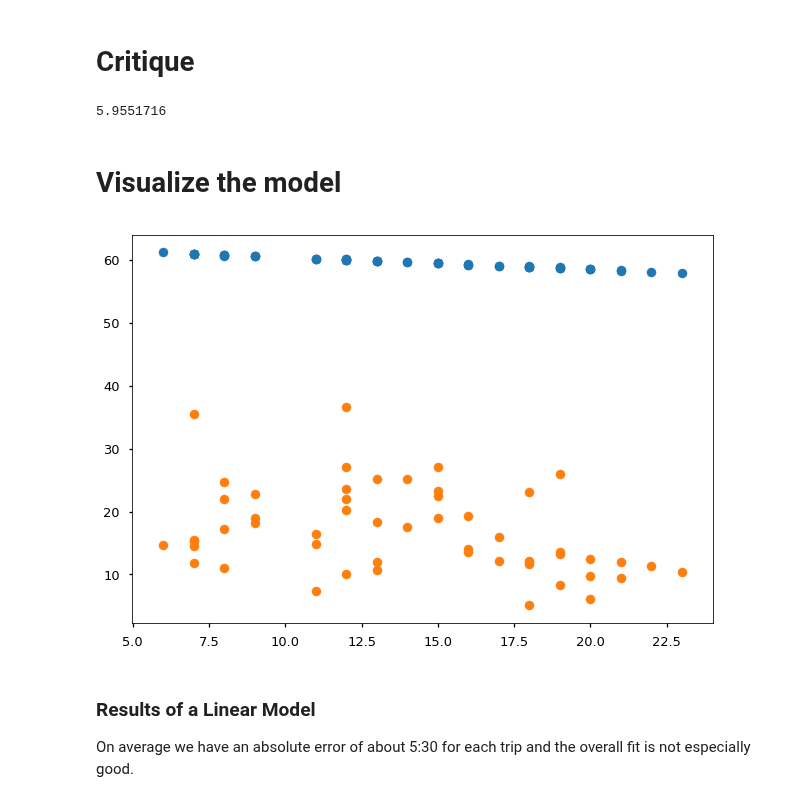
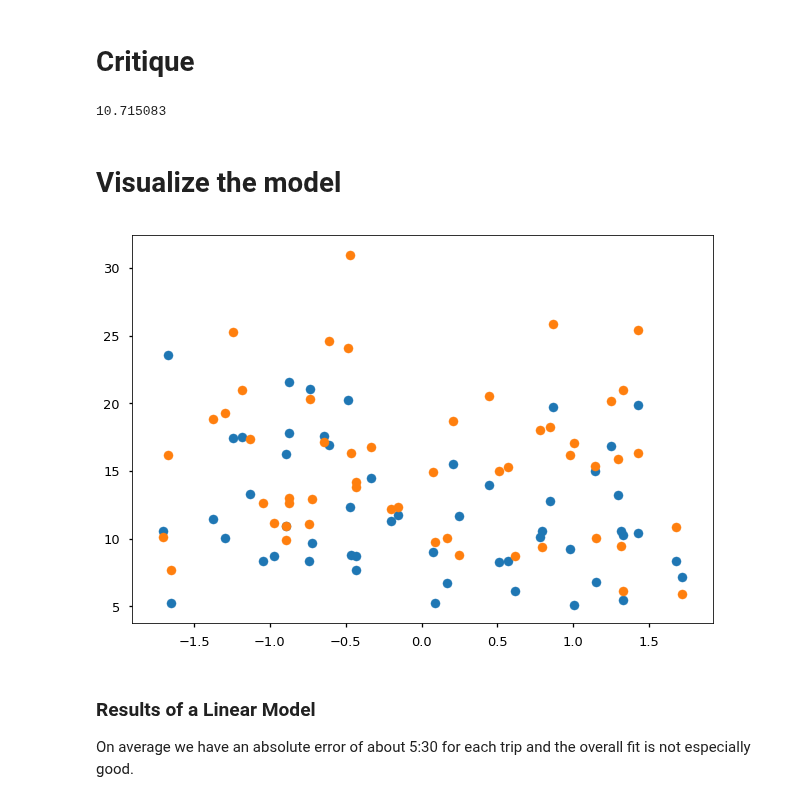
Before and after one commit to colby-j-wise/Probabilistic_Programming, a Jupyter notebook: FinalProject.ipynb, the cells around one changed output. Cells and saved outputs as stored; diff of their text form; code cells hidden in the pictures.

```diff
--- a/FinalProject.ipynb
+++ b/FinalProject.ipynb
@@ -51,13 +51,13 @@ plt.show()
 # %%
 test_indices = np.random.choice(weekdays.shape[0], size=int(weekdays.shape[0] * 0.1), replace=False)
 
-indicator_cols = ["pickup_latitude", "pickup_longitude", "dropoff_latitude", "dropoff_longitude", "manhattan_distance", "pickup_hour"]
+indicator_cols = ["pickup_latitude", "pickup_longitude", "dropoff_latitude", "dropoff_longitude", "manhattan_distance", "pickup_hour", "pickup_timestamp"]
 
-# polynomial basis function of deg = 3
-x_test = basis_functions.polynomial(weekdays.iloc[test_indices][indicator_cols], degree=2)
+# polynomial basis function
+x_test = data.standardize_cols(basis_functions.polynomial(weekdays.iloc[test_indices][indicator_cols], degree=2))
 y_test = weekdays.iloc[test_indices]["trip_duration"]
 
-x_train = basis_functions.polynomial(weekdays.drop(test_indices)[indicator_cols], degree=2)
+x_train = data.standardize_cols(basis_functions.polynomial(weekdays.drop(test_indices)[indicator_cols], degree=2))
 y_train = weekdays.drop(test_indices)["trip_duration"]
 
 y_train_min = y_train / 60
@@ -65,7 +65,7 @@ y_test_min = y_test / 60
 
 N, D = x_train.shape
 X = tf.placeholder(tf.float32, [None, D])
-w = ed.models.Normal(loc=w_mu, scale=tf.ones(D))
+w = ed.models.Normal(loc=tf.zeros(D), scale=tf.ones(D))
 b = ed.models.Normal(loc=[0.0], scale=1.0)
 alpha = ed.models.Normal(loc=[0.0], scale=1.0)
 Y = ed.models.Normal(loc=ed.dot(X, w) + b, scale=alpha)
@@ -82,5 +82,5 @@ qb = ed.models.NormalWithSoftplusScale(loc=tf.Variable(tf.random_normal([1])),
                                        scale=tf.Variable(tf.random_normal([1])))
 
 inference = ed.KLqp({w: qw, b: qb, alpha: qalpha}, data={X: x_train.as_matrix(), Y: y_train_min.as_matrix()})
-inference.run(n_iter=10000)
+inference.run(n_iter=1000)
 # %% [output]
@@ -93,4 +93,4 @@ y_post = Normal(loc=ed.dot(X, qw) + qb, scale=qalpha)
 ed.evaluate("mean_absolute_error", data={X: x_test.as_matrix(),
                                          y_post: y_test_min.as_matrix()})
 # %% [output]
-5.9551716
+10.715083
@@ -102,13 +102,13 @@ ed.ppc()
 # %%
 w = qw.sample(1).eval()
 b = qb.sample(1).eval()
 alpha = qalpha.sample(1).eval()
 y_pred = np.dot(x_test.as_matrix(), w.T) + alpha
-plt.scatter(x_test["pickup_hour"], y_pred)
-plt.scatter(x_test["pickup_hour"], y_test_min)
+plt.scatter(x_test["pickup_timestamp"], y_pred)
+plt.scatter(x_test["pickup_timestamp"], y_test_min)
 plt.show()
 # %% [output]
-[figure, old version]
+[figure, new version]
 # %% [markdown]
 ### Results of a Linear Model
 On average we have an absolute error of about 5:30 for each trip and the overall fit is not especially good.
```
Also changed, not shown: parts of 3 cells of this notebook, 2 other files.
